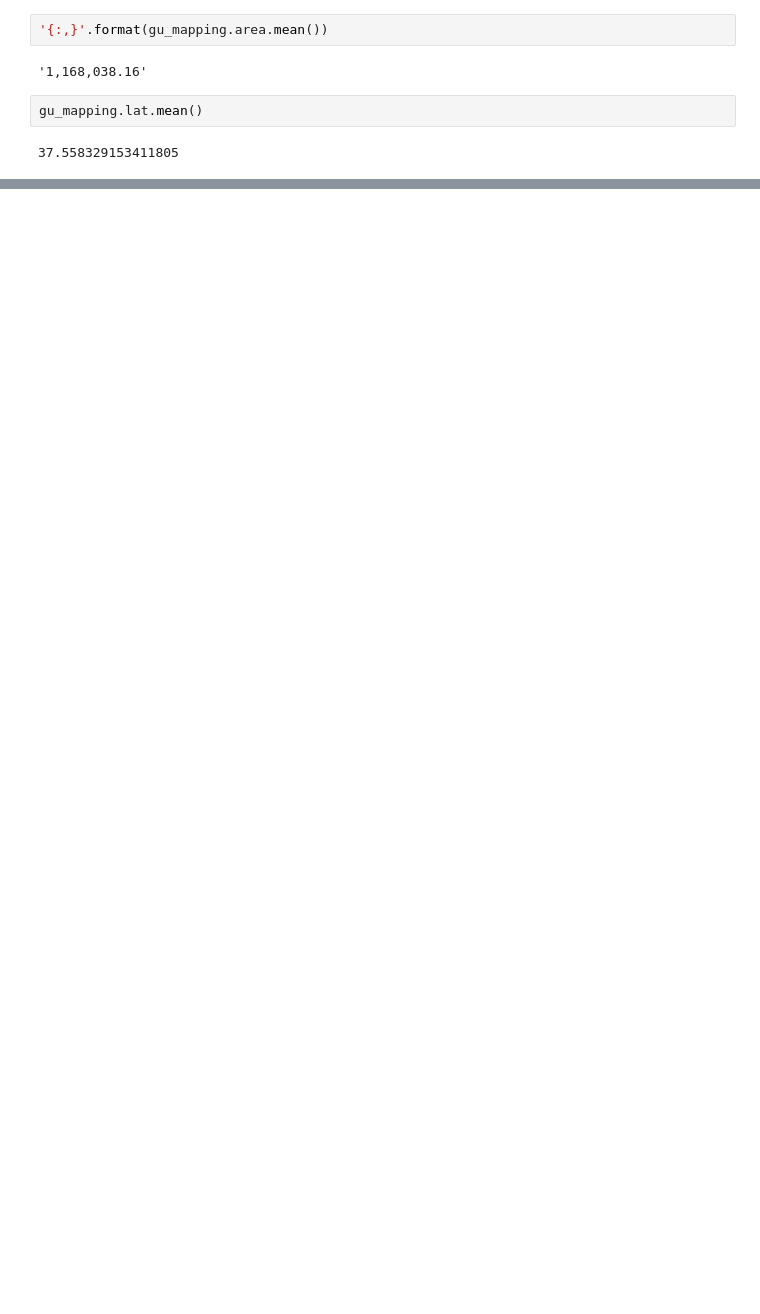
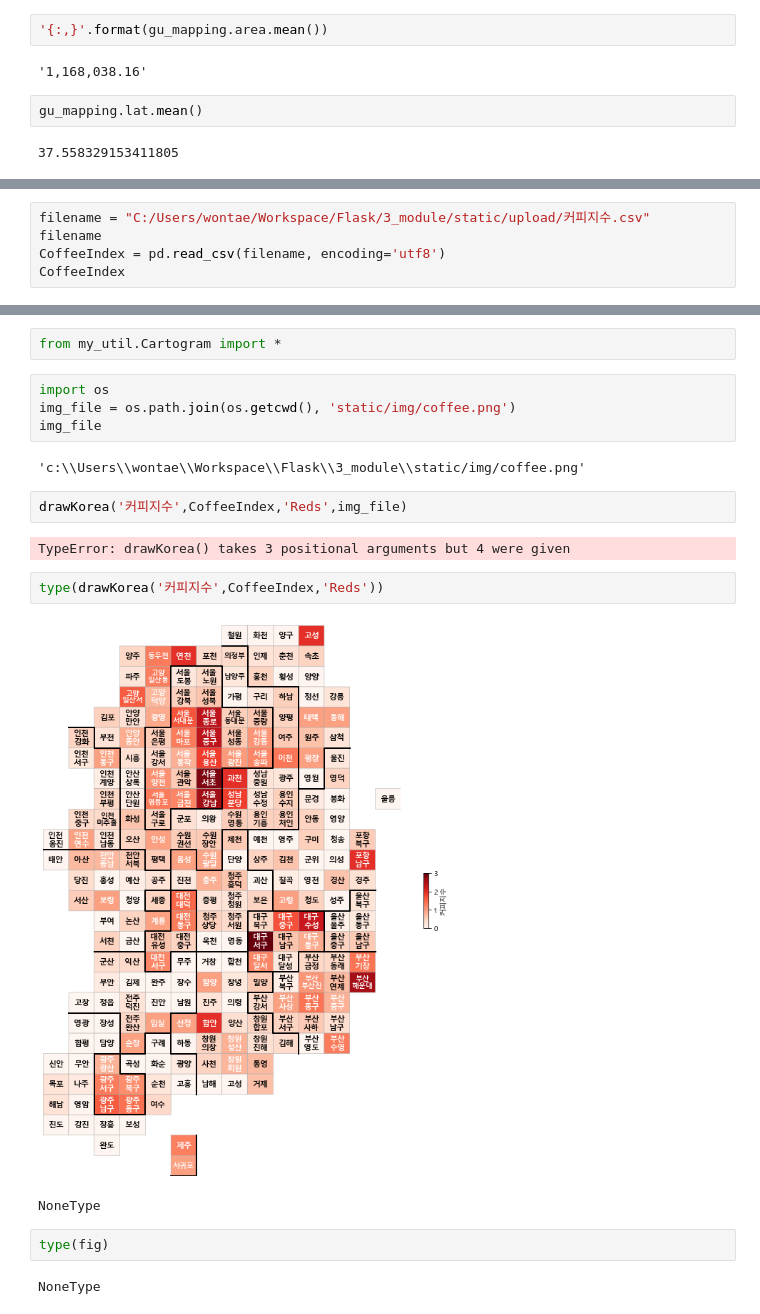
Before and after one commit to beegramin9/Flask, a Jupyter notebook: 3_module/test.ipynb, the cells around one changed output, grey strips where cells are left out. Drawn from its saved outputs; the diff is of its cells as text; blank space fills up the shorter version.

Commit message:
커피지수

```diff
--- a/3_module/test.ipynb
+++ b/3_module/test.ipynb
@@ -201,0 +208,5 @@ police_loc
+# %%
+filename = "C:/Users/wontae/Workspace/Flask/3_module/static/upload/커피지수.csv"
+filename
+CoffeeIndex = pd.read_csv(filename, encoding='utf8')
+CoffeeIndex
@@ -201,0 +233,21 @@ police_loc
+# %%
+from my_util.Cartogram import *
+# %%
+import os
+img_file = os.path.join(os.getcwd(), 'static/img/coffee.png')
+img_file
+# %% [output]
+'c:\\Users\\wontae\\Workspace\\Flask\\3_module\\static/img/coffee.png'
+# %%
+drawKorea('커피지수',CoffeeIndex,'Reds',img_file)
+# %% [output]
+TypeError: drawKorea() takes 3 positional arguments but 4 were given
+# %%
+type(drawKorea('커피지수',CoffeeIndex,'Reds'))
+# %% [output]
+[figure, added]
+NoneType
+# %%
+type(fig)
+# %% [output]
+NoneType
```
Also changed, not shown: parts of 7 cells of this notebook, 14 other files.
